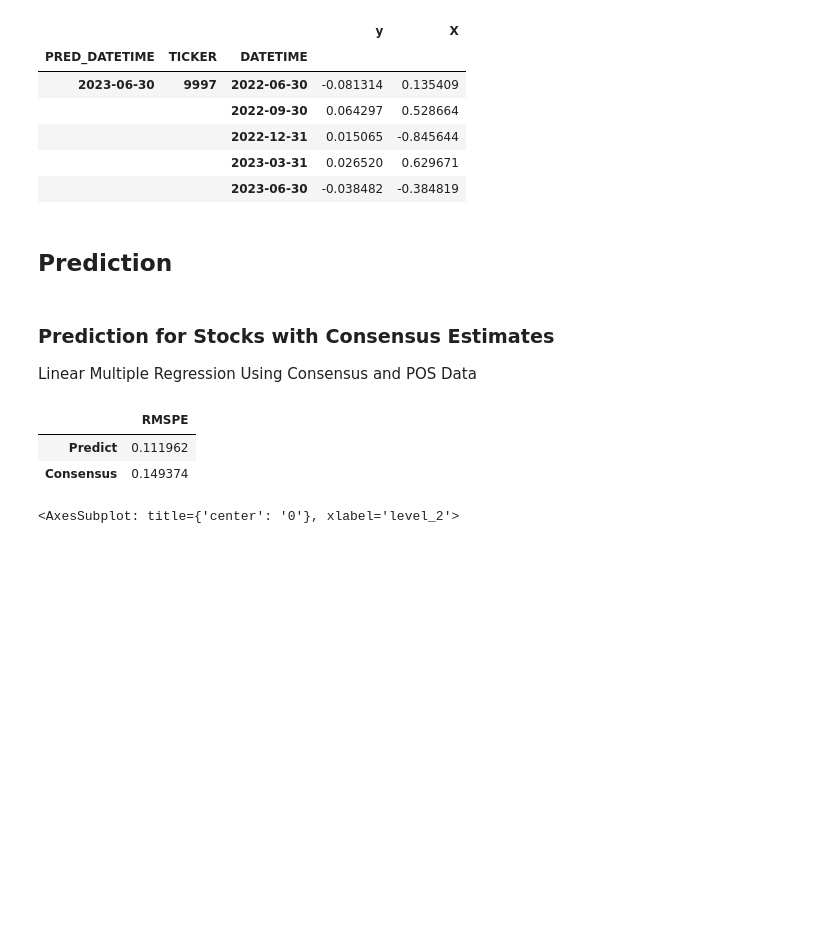
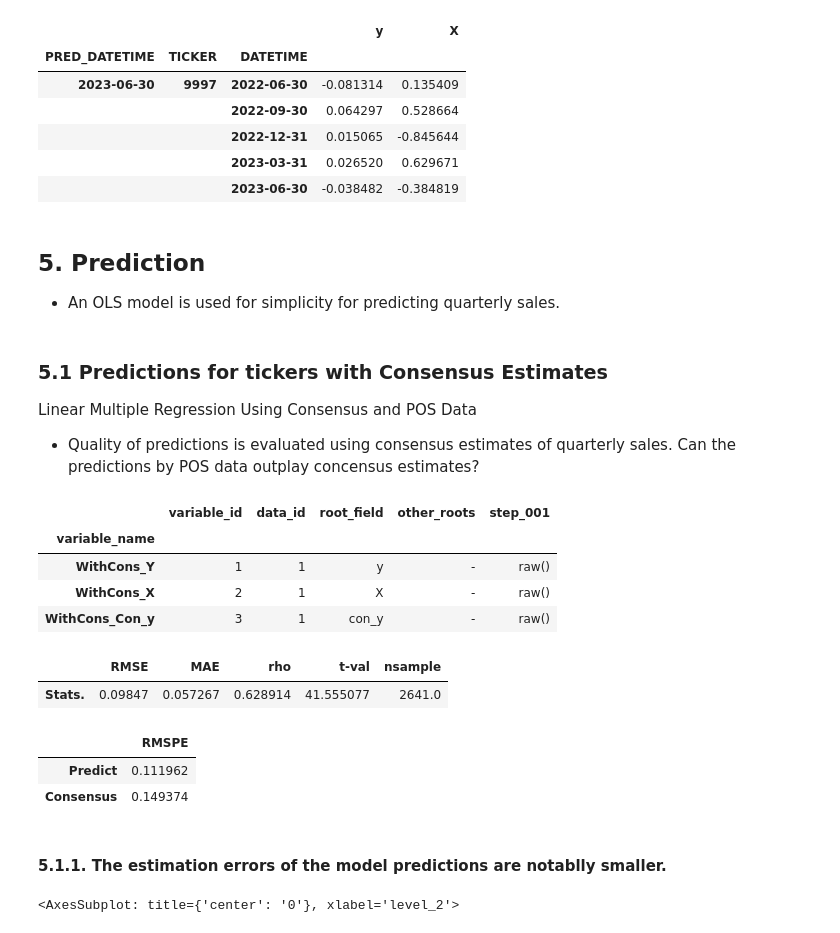
Before and after one commit to aiqindex/sample_notebooks, a Jupyter notebook: analyze/single/sales_predict_using_pos_data.ipynb, the cells around one changed output. Drawn from its saved outputs; the diff is of its cells as text; code cells hidden in the pictures; blank space fills up the shorter version.

```diff
--- a/analyze/single/sales_predict_using_pos_data.ipynb
+++ b/analyze/single/sales_predict_using_pos_data.ipynb
@@ -200,4 +211,5 @@ display(dfdataset_without_cons.tail())
 |  |  | 2023-03-31 | 0.026520 | 0.629671 |
 |  |  | 2023-06-30 | -0.038482 | -0.384819 |
 # %% [markdown]
-## Prediction
+## 5. Prediction
+- An OLS model is used for simplicity for predicting quarterly sales.
@@ -243,10 +256,26 @@ def predict(dataset: pd.DataFrame, dfbest_corr: pd.DataFrame, X: list, y: str):
 
     return prediction
 # %% [markdown]
-### Prediction for Stocks with Consensus Estimates
+### 5.1 Predictions for tickers with Consensus Estimates
 Linear Multiple Regression Using Consensus and POS Data
+- Quality of predictions is evaluated using consensus estimates of quarterly sales. Can the predictions by POS data outplay concensus estimates?
+# %%
+sdh.set_raw_data(dfdataset_with_cons, alias='with_cons')
+display(sdh.transform.variables)
+y = sdh.transform.variables.index[0]
+X = sdh.transform.variables.index[1:]
+# %% [output]
+|  | variable_id | data_id | root_field | other_roots | step_001 |
+| variable_name |  |  |  |  |  |
+| WithCons_Y | 1 | 1 | y | - | raw() |
+| WithCons_X | 2 | 1 | X | - | raw() |
+| WithCons_Con_y | 3 | 1 | con_y | - | raw() |
 # %%
-prediction_with_consensus = predict(dfdataset_with_cons, dfbest_correlations, ['X', 'con_y'], 'y')
+dfpred, _ = predictor.pred_ds('with_cons', X, y, model, ts_type='by_index', verbose=True)
+prediction_with_consensus = formatting(dfdataset_with_cons, dfbest_correlations, dfpred)
+# %% [output]
+|  | RMSE | MAE | rho | t-val | nsample |
+| Stats. | 0.09847 | 0.057267 | 0.628914 | 41.555077 | 2641.0 |
 # %%
 prediction_with_consensus['consensus'] = cons['consensus']
 prediction_with_consensus['Predict'] = (prediction_with_consensus['predict'] - prediction_with_consensus['actual']) / prediction_with_consensus['actual']
@@ -261,6 +290,8 @@ np.sqrt( (pre_win[['Predict', 'Consensus']]**2).mean() ).to_frame('RMSPE')
 |  | RMSPE |
 | Predict | 0.111962 |
 | Consensus | 0.149374 |
+# %% [markdown]
+#### 5.1.1. The estimation errors of the model predictions are notablly smaller.
 # %%
 pre_win[['Predict', 'Consensus']].stack().reset_index(level=-1).boxplot(0, by='level_2')
 # %% [output]
```
Also changed, not shown: parts of 18 cells of this notebook.
